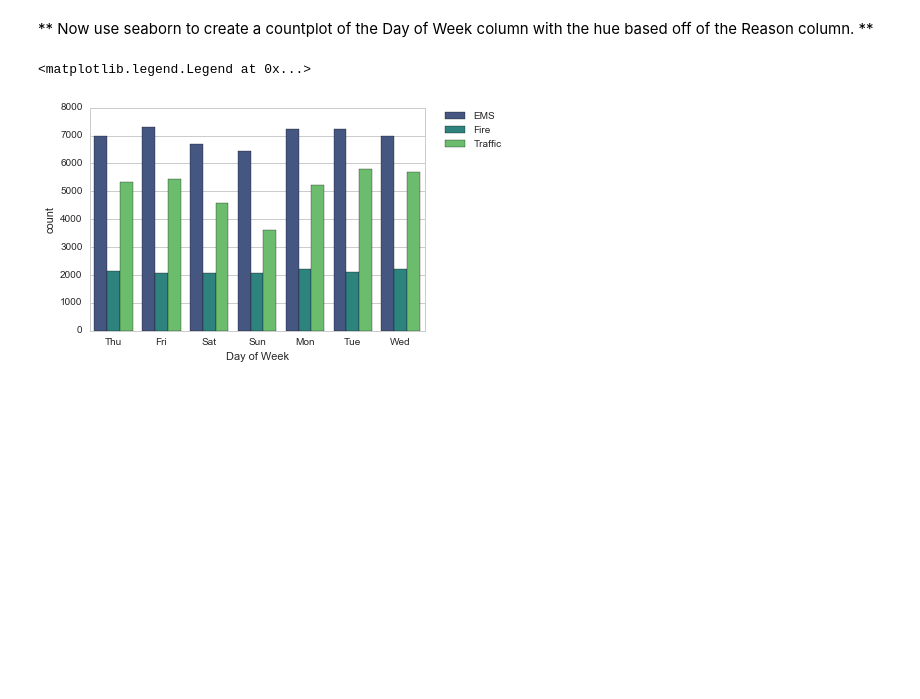
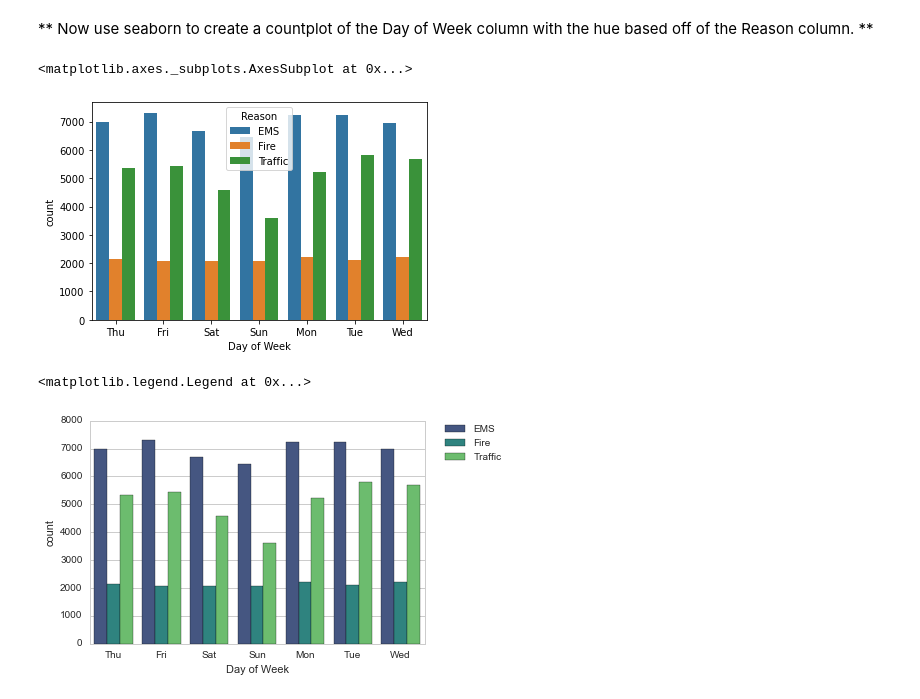
Before and after one commit to theodoredyer/DS-ML-Learning, a Jupyter notebook: DS_ML_Bootcamp-master/10-Data-Capstone-Projects/01-911 Calls Data Capstone Project.ipynb, the cells around one changed output. Cells and saved outputs as stored; diff of their text form; code cells hidden in the pictures; blank space fills up the shorter version.

```diff
--- a/DS_ML_Bootcamp-master/10-Data-Capstone-Projects/01-911 Calls Data Capstone Project.ipynb
+++ b/DS_ML_Bootcamp-master/10-Data-Capstone-Projects/01-911 Calls Data Capstone Project.ipynb
@@ -175,2 +193,4 @@ str
 # %% [markdown]
 ** You should have seen that these timestamps are still strings. Use [pd.to_datetime](http://pandas.pydata.org/pandas-docs/stable/generated/pandas.to_datetime.html) to convert the column from strings to DateTime objects. **
+# %%
+df['timeStamp'] = pd.to_datetime(df['timeStamp'])
@@ -181,3 +205,8 @@ str
     time.hour
 
 **You can use Jupyter's tab method to explore the various attributes you can call. Now that the timestamp column are actually DateTime objects, use .apply() to create 3 new columns called Hour, Month, and Day of Week. You will create these columns based off of the timeStamp column, reference the solutions if you get stuck on this step.**
+# %%
+df['Hour'] = df['timeStamp'].apply(lambda time: time.hour)
+df['Month'] = df['timeStamp'].apply(lambda time: time.month)
+df['Day of Week'] = df['timeStamp'].apply(lambda time: time.dayofweek)
+df.head()
@@ -185,3 +221,7 @@ str
 ** Notice how the Day of Week is an integer 0-6. Use the .map() with this dictionary to map the actual string names to the day of the week: **
 
     dmap = {0:'Mon',1:'Tue',2:'Wed',3:'Thu',4:'Fri',5:'Sat',6:'Sun'}
+# %%
+dmap = {0:'Mon',1:'Tue',2:'Wed',3:'Thu',4:'Fri',5:'Sat',6:'Sun'}
+# %%
+df['Day of Week'] = df['Day of Week'].map(dmap)
@@ -188,5 +237,10 @@ str
 # %% [markdown]
 ** Now use seaborn to create a countplot of the Day of Week column with the hue based off of the Reason column. **
+# %%
+sns.countplot(x='Day of Week', hue='Reason', data=df)
+# %% [output]
+<matplotlib.axes._subplots.AxesSubplot at 0x...>
+[figure, added]
 # %%
 # %% [output]
 <matplotlib.legend.Legend at 0x...>
```
Also changed, not shown: parts of 11 cells of this notebook.
